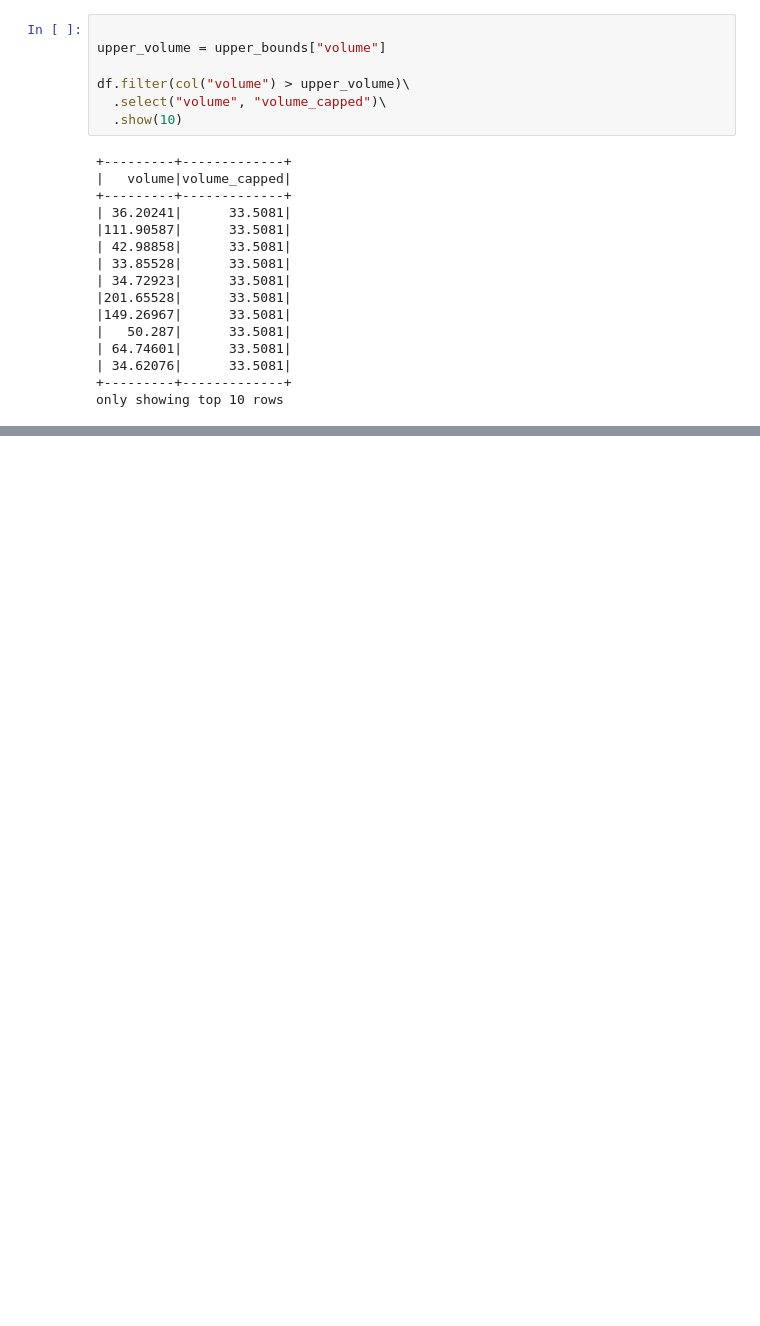
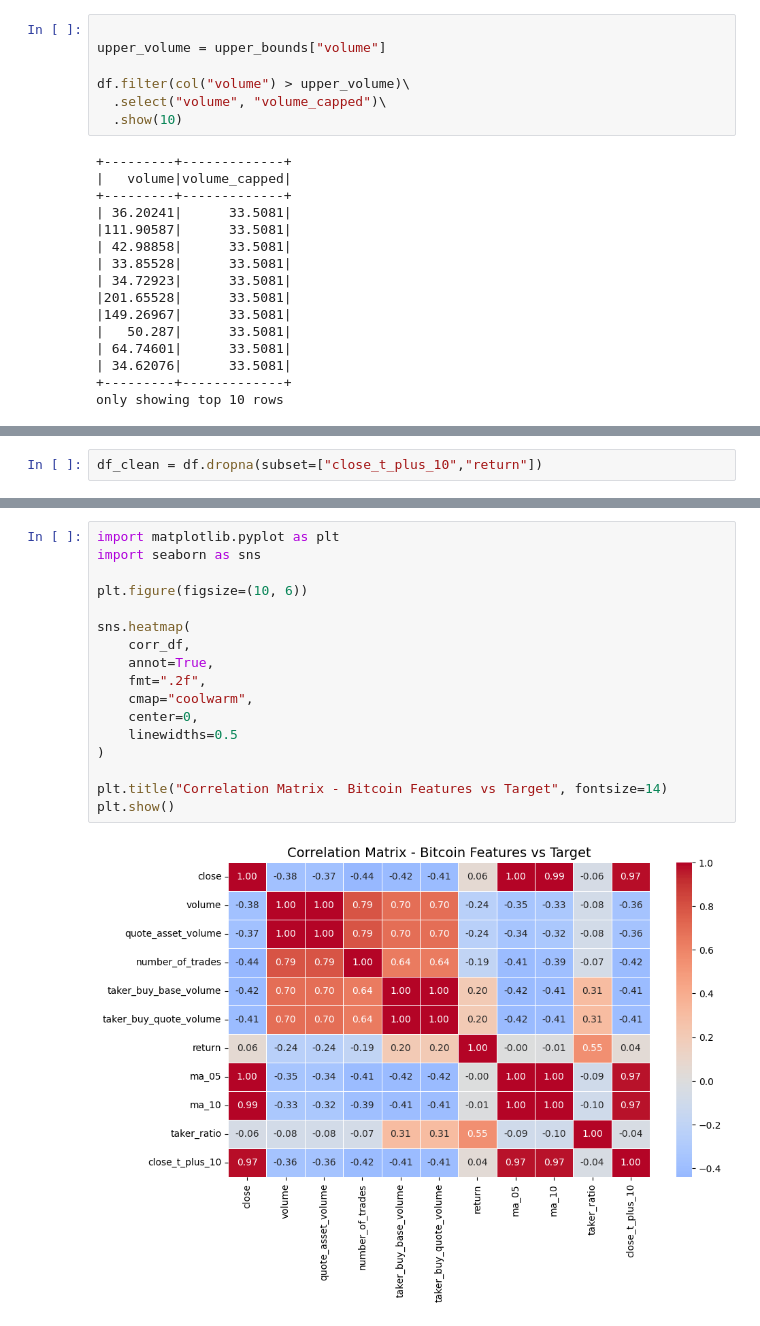
Before and after one commit to karimabenihda/Quant-AI_pr-diction_prix_Bitcoin, a Jupyter notebook: main.ipynb, the cells around one changed output, grey strips where cells are left out. Drawn from its saved outputs; the diff is of its cells as text; blank space fills up the shorter version.

```diff
--- a/main.ipynb
+++ b/main.ipynb
@@ -245,0 +302,2 @@ cols_numeric = [
+# %%
+df_clean = df.dropna(subset=["close_t_plus_10","return"])
@@ -245,0 +353,19 @@ cols_numeric = [
+# %%
+import matplotlib.pyplot as plt
+import seaborn as sns
+
+plt.figure(figsize=(10, 6))
+
+sns.heatmap(
+    corr_df,
+    annot=True,
+    fmt=".2f",
+    cmap="coolwarm",
+    center=0,
+    linewidths=0.5
+)
+
+plt.title("Correlation Matrix - Bitcoin Features vs Target", fontsize=14)
+plt.show()
+# %% [output]
+[figure, added]
```
Also changed, not shown: parts of 9 cells of this notebook, 1 other file.
